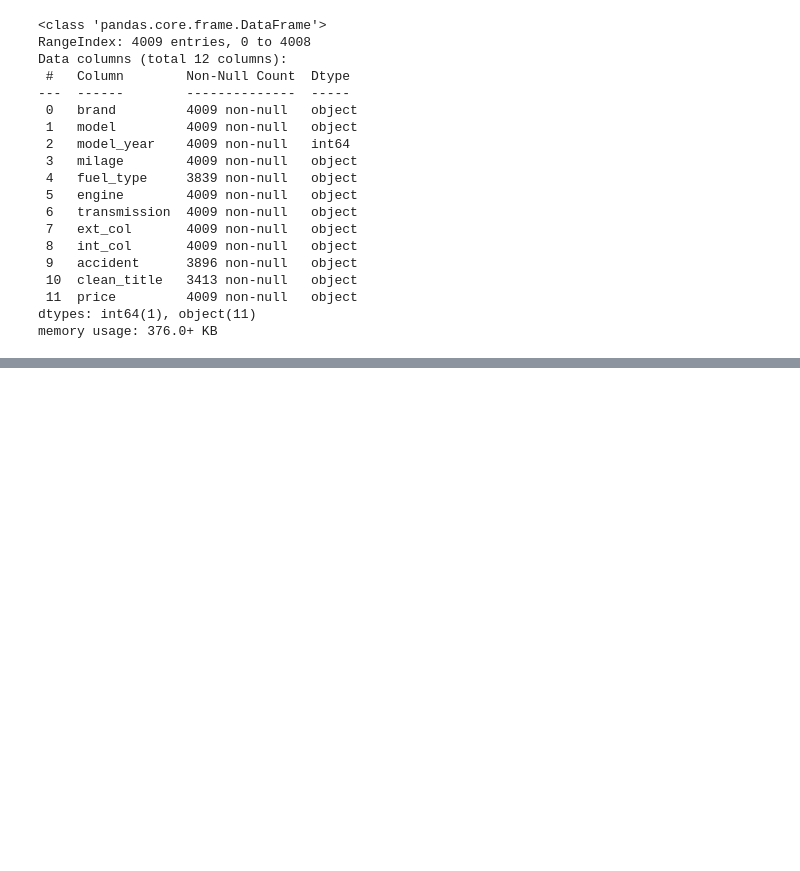
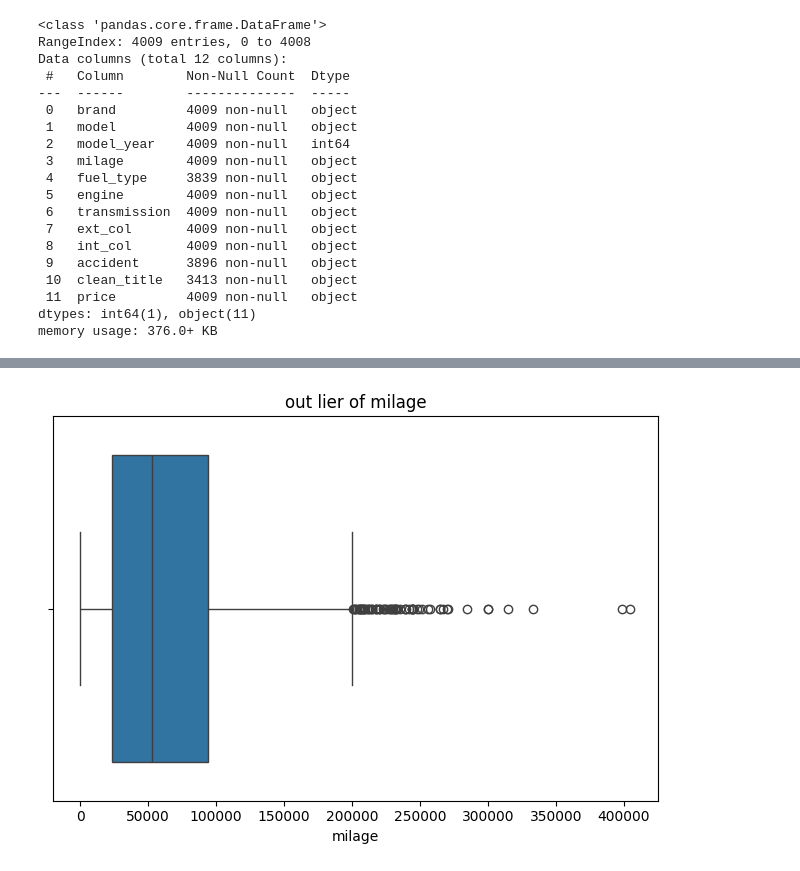
Before and after one commit to Ramakrishna232002/Old-Car-Price-Prediction-ML-End-To-End, a Jupyter notebook: notebooks/01_eda_and_cleaning.ipynb, the cells around one changed output, grey strips where cells are left out. Saved outputs shown, nothing was run; the diff lists cells and outputs as text; code cells hidden in the pictures; blank space fills up the shorter version.

```diff
--- a/notebooks/01_eda_and_cleaning.ipynb
+++ b/notebooks/01_eda_and_cleaning.ipynb
@@ -210,3 +193,7 @@ df['cylinders'] = df['cylinders'].fillna(0).astype(int)
 # %%
-df.head()
+sns.boxplot(x=df['milage'])
+plt.title("out lier of milage")
+plt.xlabel("milage")
+plt.tight_layout()
+plt.show()
 # %% [output]
@@ -219 +200,2 @@ df.head()
+[figure, added]
 # %%
```
Also changed, not shown: parts of 37 cells of this notebook, 33 other files.
